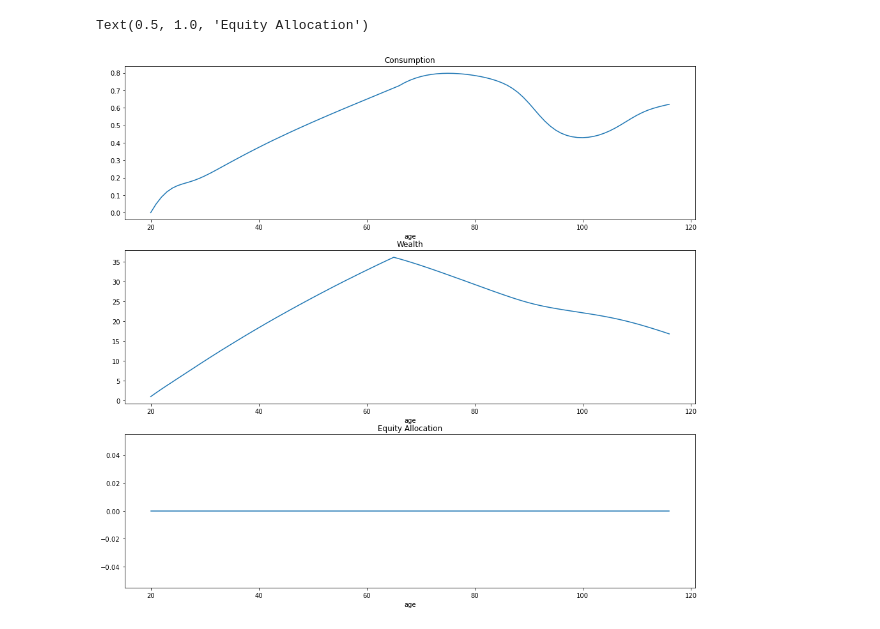
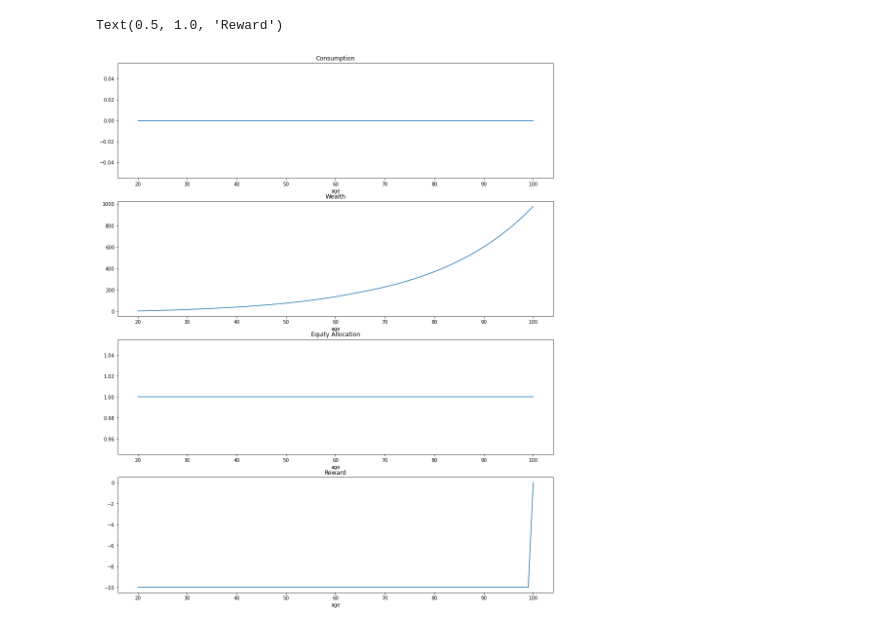
Before and after one commit to larloch10938/ucl_final_project, a Jupyter notebook: reinforcement/ppo_stable.ipynb, the cells around one changed output. Cells and saved outputs as stored; diff of their text form; code cells hidden in the pictures.

```diff
--- a/reinforcement/ppo_stable.ipynb
+++ b/reinforcement/ppo_stable.ipynb
@@ -11,11 +11,13 @@ from tensorboardX import SummaryWriter
 
 from lib_for_dqn import lifecycle
 
-N_STEPS = 15_000
+N_STEPS = 3_000_000
 
 env = lifecycle.LifecycleEnv()
 check_env(env)
-model = PPO("MlpPolicy", env, seed = 0, tensorboard_log="./runs/")
+model = PPO("MlpPolicy", env, seed = 0,
+            # learning_rate = 0.0000001,
+            tensorboard_log="./runs/")
 # %%
 class TensorboardCallback(BaseCallback):
 
@@ -62,13 +64,13 @@ done = False
 rewards = 0
 num_steps = env.terminal_age - env.starting_age + 1
 info_df = pd.DataFrame(
-    columns=("age", "start_wealth", "wealth", "consumption", "equity_allocation", "port_return"))
+    columns=("age", "wealth", "consumption",
+    "equity_allocation", "port_return", "reward"))
 
 for step in range(num_steps):
     action, _states = model.predict(state, deterministic=True)
-    new_state, reward, done, info = env.step(action)
+    state, reward, done, info = env.step(action)
     info_df.loc[len(info_df.index)] = info
     rewards += reward
-    state = new_state
 print(rewards)
 # %% [output]
@@ -76,13 +103,15 @@ print(rewards)
 # %%
 import matplotlib.pyplot as plt
 
-fig, ax = plt.subplots(nrows = 3, figsize=(16, 15))
+fig, ax = plt.subplots(nrows = 4, figsize=(16, 20))
 info_df.set_index("age").consumption.rename("consumption").plot(ax = ax[0])
 ax[0].set_title("Consumption")
 info_df.set_index("age").wealth.plot(ax = ax[1])
 ax[1].set_title("Wealth")
 info_df.set_index("age").equity_allocation.plot(ax = ax[2])
 ax[2].set_title("Equity Allocation")
+info_df.set_index("age").reward.plot(ax = ax[3])
+ax[3].set_title("Reward")
 # %% [output]
-Text(0.5, 1.0, 'Equity Allocation')
+Text(0.5, 1.0, 'Reward')
-[figure, old version]
+[figure, new version]
```
Also changed, not shown: parts of 5 cells of this notebook, 1 other file.
